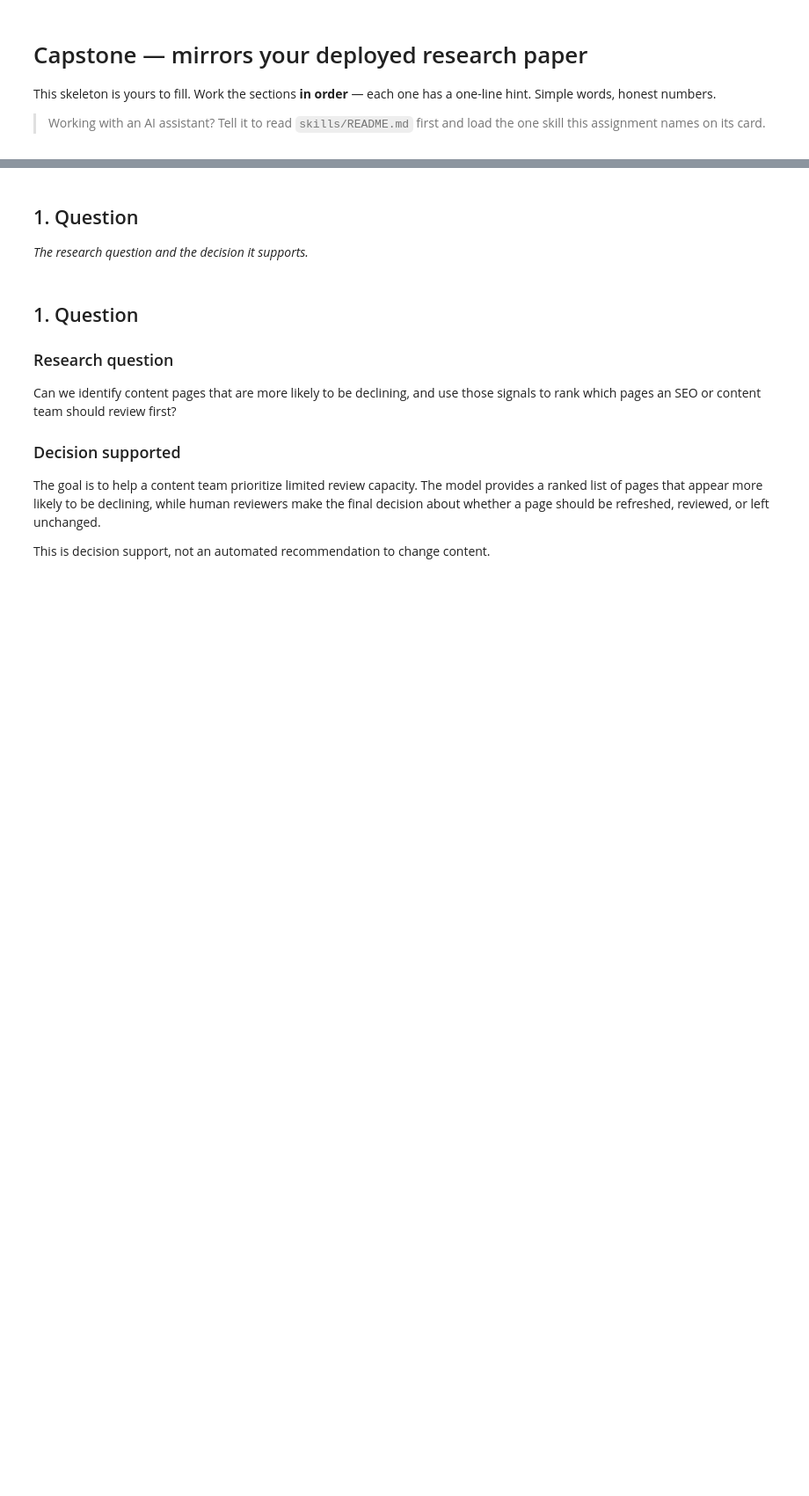
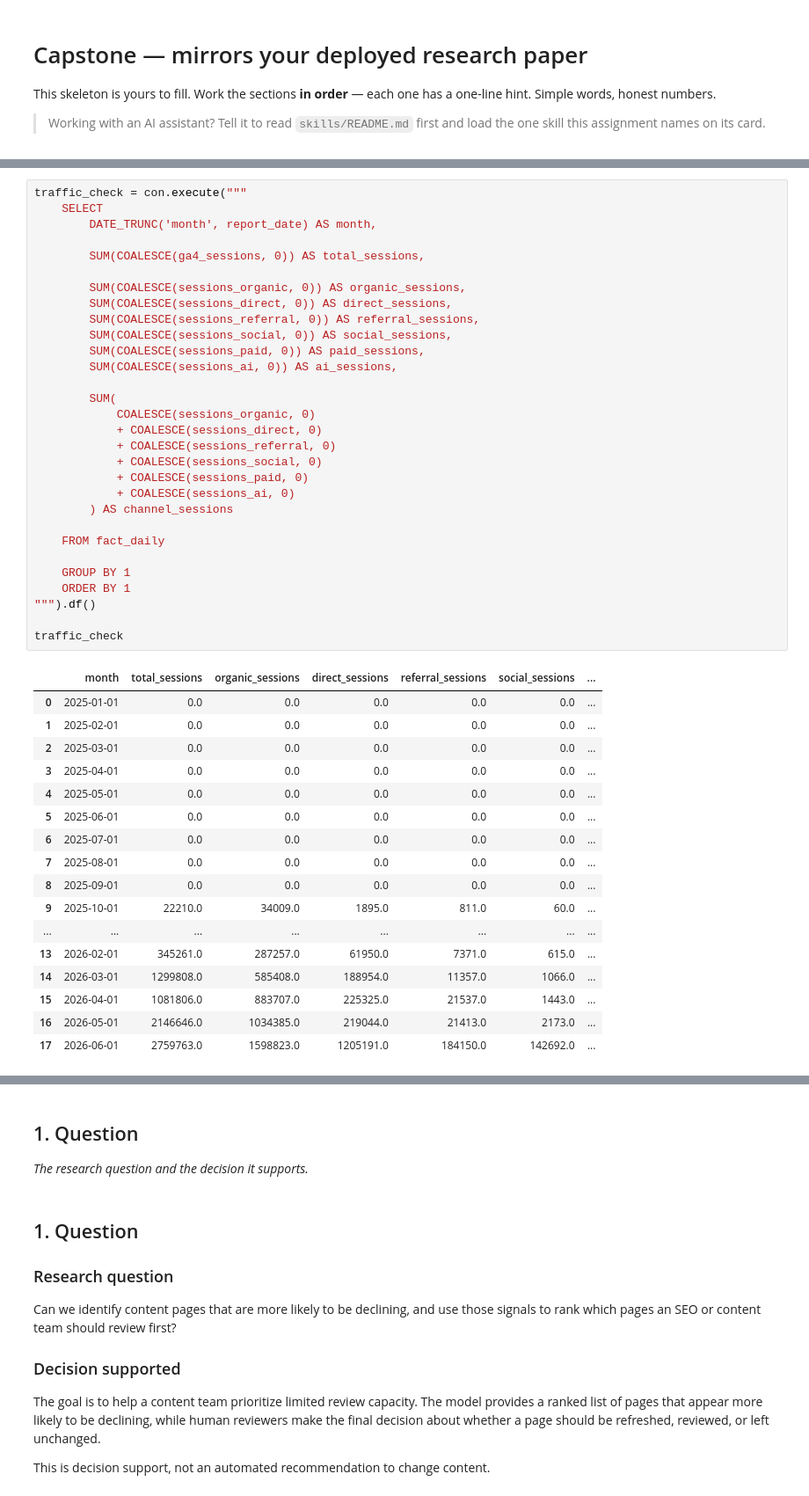
Before and after one commit to muhammadfaseehkhattak/FlyRank-ML-Internship, a Jupyter notebook: work/notebooks/capstone.ipynb, the cells around one changed output, grey strips where cells are left out. Shown at 88% size. Drawn from its saved outputs; the diff is of its cells as text; blank space fills up the shorter version.

```diff
--- a/work/notebooks/capstone.ipynb
+++ b/work/notebooks/capstone.ipynb
@@ -6,0 +597,48 @@ This skeleton is yours to fill. Work the sections **in order** — each one has
+# %%
+traffic_check = con.execute("""
+    SELECT
+        DATE_TRUNC('month', report_date) AS month,
+
+        SUM(COALESCE(ga4_sessions, 0)) AS total_sessions,
+
+        SUM(COALESCE(sessions_organic, 0)) AS organic_sessions,
+        SUM(COALESCE(sessions_direct, 0)) AS direct_sessions,
+        SUM(COALESCE(sessions_referral, 0)) AS referral_sessions,
+        SUM(COALESCE(sessions_social, 0)) AS social_sessions,
+        SUM(COALESCE(sessions_paid, 0)) AS paid_sessions,
+        SUM(COALESCE(sessions_ai, 0)) AS ai_sessions,
+
+        SUM(
+            COALESCE(sessions_organic, 0)
+            + COALESCE(sessions_direct, 0)
+            + COALESCE(sessions_referral, 0)
+            + COALESCE(sessions_social, 0)
+            + COALESCE(sessions_paid, 0)
+            + COALESCE(sessions_ai, 0)
+        ) AS channel_sessions
+
+    FROM fact_daily
+
+    GROUP BY 1
+    ORDER BY 1
+""").df()
+
+traffic_check
+# %% [output]
+|  | month | total_sessions | organic_sessions | direct_sessions | referral_sessions | social_sessions | ... |
+| 0 | 2025-01-01 | 0.0 | 0.0 | 0.0 | 0.0 | 0.0 | ... |
+| 1 | 2025-02-01 | 0.0 | 0.0 | 0.0 | 0.0 | 0.0 | ... |
+| 2 | 2025-03-01 | 0.0 | 0.0 | 0.0 | 0.0 | 0.0 | ... |
+| 3 | 2025-04-01 | 0.0 | 0.0 | 0.0 | 0.0 | 0.0 | ... |
+| 4 | 2025-05-01 | 0.0 | 0.0 | 0.0 | 0.0 | 0.0 | ... |
+| 5 | 2025-06-01 | 0.0 | 0.0 | 0.0 | 0.0 | 0.0 | ... |
+| 6 | 2025-07-01 | 0.0 | 0.0 | 0.0 | 0.0 | 0.0 | ... |
+| 7 | 2025-08-01 | 0.0 | 0.0 | 0.0 | 0.0 | 0.0 | ... |
+| 8 | 2025-09-01 | 0.0 | 0.0 | 0.0 | 0.0 | 0.0 | ... |
+| 9 | 2025-10-01 | 22210.0 | 34009.0 | 1895.0 | 811.0 | 60.0 | ... |
+| ... | ... | ... | ... | ... | ... | ... | ... |
+| 13 | 2026-02-01 | 345261.0 | 287257.0 | 61950.0 | 7371.0 | 615.0 | ... |
+| 14 | 2026-03-01 | 1299808.0 | 585408.0 | 188954.0 | 11357.0 | 1066.0 | ... |
+| 15 | 2026-04-01 | 1081806.0 | 883707.0 | 225325.0 | 21537.0 | 1443.0 | ... |
+| 16 | 2026-05-01 | 2146646.0 | 1034385.0 | 219044.0 | 21413.0 | 2173.0 | ... |
+| 17 | 2026-06-01 | 2759763.0 | 1598823.0 | 1205191.0 | 184150.0 | 142692.0 | ... |
```
Also changed, not shown: parts of 30 cells of this notebook.
